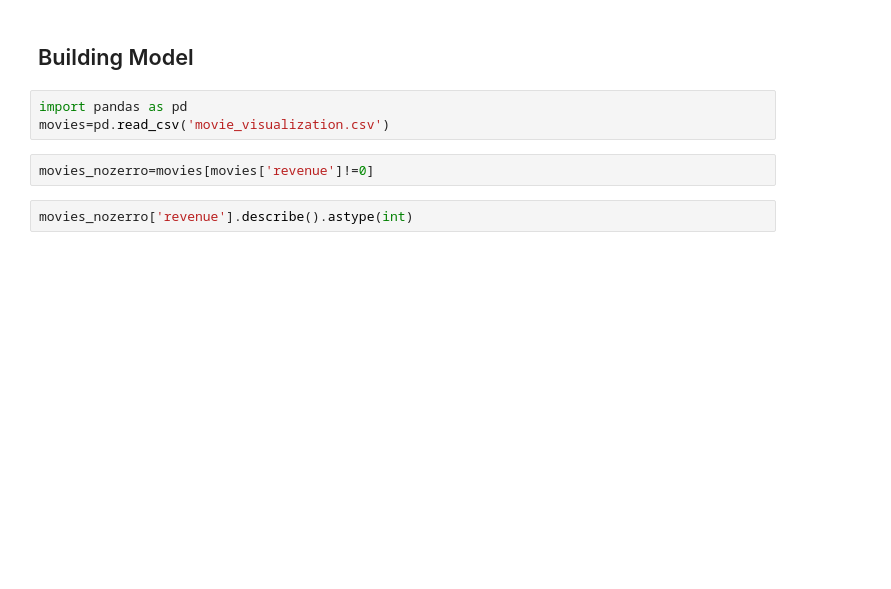
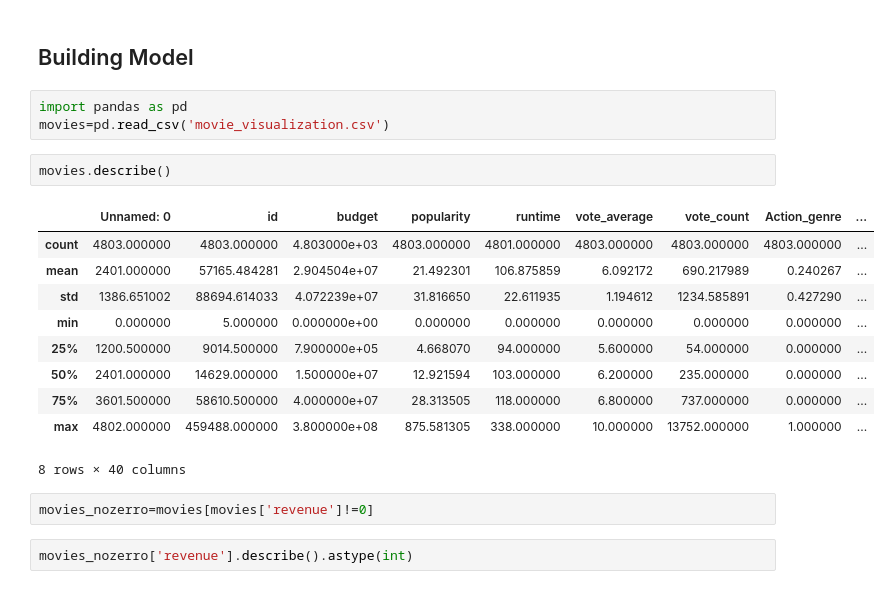
Before and after one commit to soniayangcs/Movie-Regressions, a Jupyter notebook: json data parsing and model.ipynb, the cells around one changed output. Drawn from its saved outputs; the diff is of its cells as text; blank space fills up the shorter version.

```diff
--- a/json data parsing and model.ipynb
+++ b/json data parsing and model.ipynb
@@ -233,6 +233,19 @@ movies_model.to_csv('movie_visualization.csv')
 # %%
 import pandas as pd
 movies=pd.read_csv('movie_visualization.csv')
+# %%
+movies.describe()
+# %% [output]
+|  | Unnamed: 0 | id | budget | popularity | runtime | vote_average | vote_count | Action_genre | ... |
+| count | 4803.000000 | 4803.000000 | 4.803000e+03 | 4803.000000 | 4801.000000 | 4803.000000 | 4803.000000 | 4803.000000 | ... |
+| mean | 2401.000000 | 57165.484281 | 2.904504e+07 | 21.492301 | 106.875859 | 6.092172 | 690.217989 | 0.240267 | ... |
+| std | 1386.651002 | 88694.614033 | 4.072239e+07 | 31.816650 | 22.611935 | 1.194612 | 1234.585891 | 0.427290 | ... |
+| min | 0.000000 | 5.000000 | 0.000000e+00 | 0.000000 | 0.000000 | 0.000000 | 0.000000 | 0.000000 | ... |
+| 25% | 1200.500000 | 9014.500000 | 7.900000e+05 | 4.668070 | 94.000000 | 5.600000 | 54.000000 | 0.000000 | ... |
+| 50% | 2401.000000 | 14629.000000 | 1.500000e+07 | 12.921594 | 103.000000 | 6.200000 | 235.000000 | 0.000000 | ... |
+| 75% | 3601.500000 | 58610.500000 | 4.000000e+07 | 28.313505 | 118.000000 | 6.800000 | 737.000000 | 0.000000 | ... |
+| max | 4802.000000 | 459488.000000 | 3.800000e+08 | 875.581305 | 338.000000 | 10.000000 | 13752.000000 | 1.000000 | ... |
+8 rows × 40 columns
 # %%
 movies_nozerro=movies[movies['revenue']!=0]
 # %%
```
Also changed, not shown: parts of 8 cells of this notebook, 4 other files.
